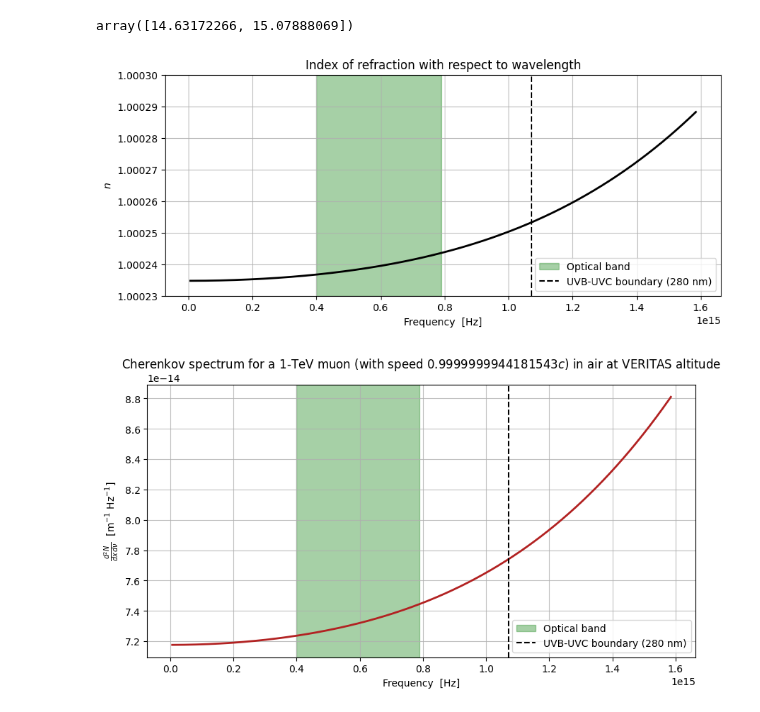
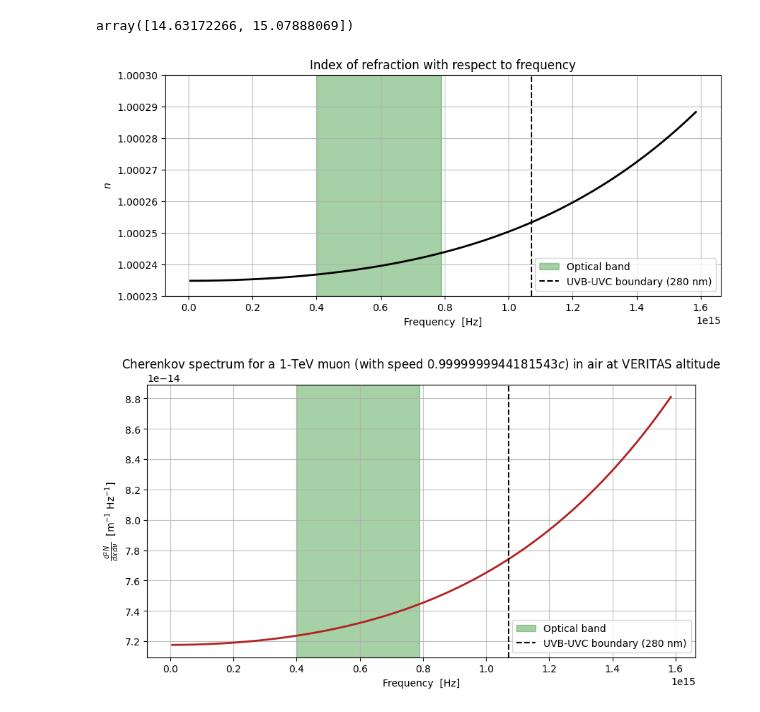
Before and after one commit to leandrorizk/magnetic_monopoles, a Jupyter notebook: cherenkov_spectra/spectra_mid_IR_to_UVB.ipynb, the cells around one changed output. Drawn from its saved outputs; the diff is of its cells as text; code cells hidden in the pictures.

```diff
--- a/cherenkov_spectra/spectra_mid_IR_to_UVB.ipynb
+++ b/cherenkov_spectra/spectra_mid_IR_to_UVB.ipynb
@@ -111,23 +111,23 @@ freqs = np.logspace(12.8, 15.2, 10000)
 # %%
 fig, ax = plt.subplots(figsize=(10, 4))
 
 plt.plot(freqs, n_air(freqs), c='black', lw=2)
 plt.axvspan(c.c.value / 750e-9, c.c.value / 380e-9, color='forestgreen', alpha=0.4, label='Optical band')
 plt.axvline(x=c.c.value / 280e-9, color='black', ls='--', lw=1.5, label='UVB-UVC boundary (280 nm)')
 
 plt.grid(alpha=0.8)
 plt.xlabel('Frequency  [Hz]')
 plt.ylabel(r'$n$')
-plt.title('Index of refraction with respect to wavelength')
+plt.title('Index of refraction with respect to frequency')
 
 ticks = ax.yaxis.axes.get_yticks()
 ticks_str = [f'%.5f' % tick for tick in ticks]
 plt.yticks(ticks=ticks, labels=ticks_str)
 
 plt.legend()
 plt.show()
 # %% [output]
-[figure, old version]
+[figure, new version]
 # %%
 beta = get_beta(E=1 * u.TeV.to(u.J), m=muon_mass)  # 1-TeV muon
 # %%
```
Also changed, not shown: parts of 1 cell of this notebook, 10 other files.
